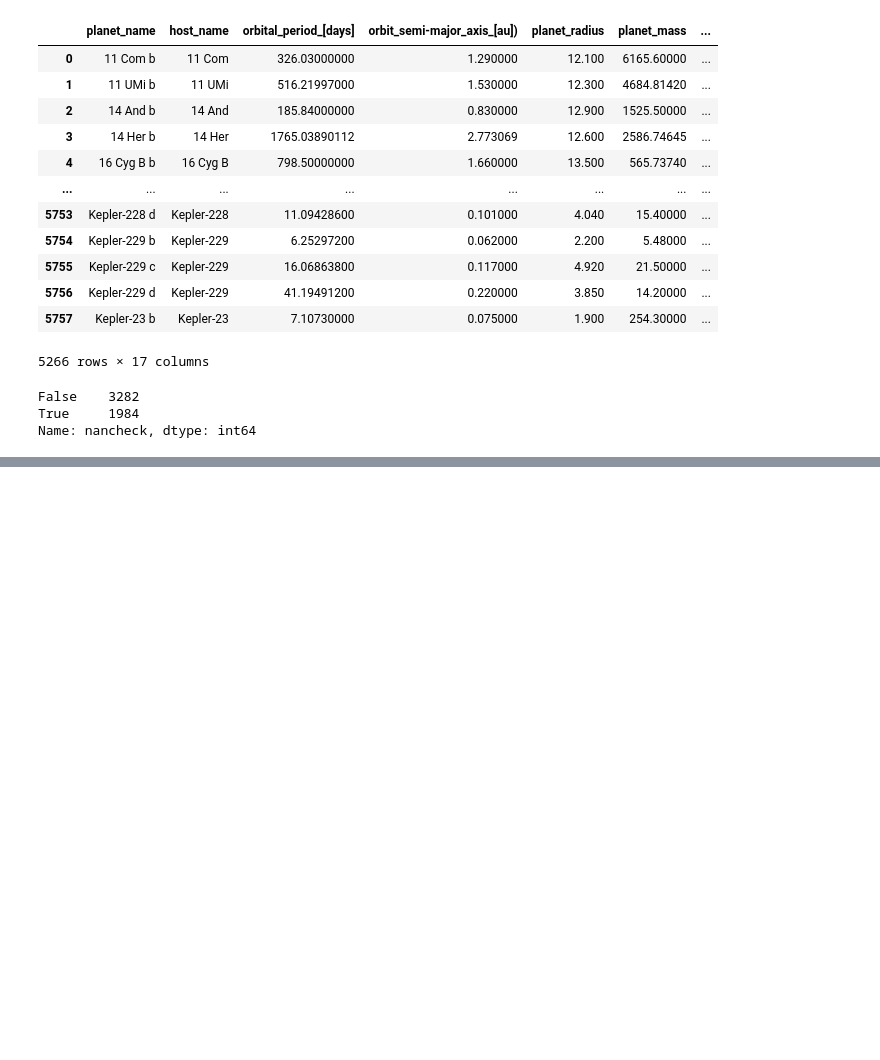
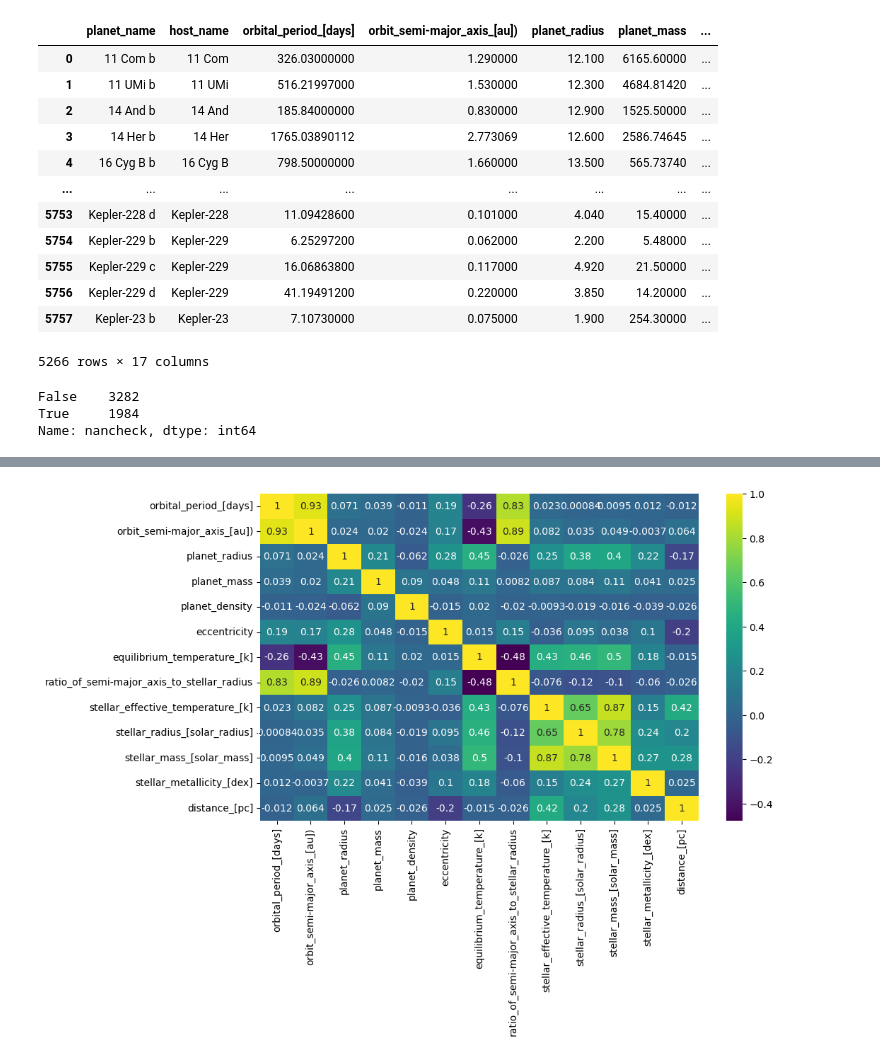
Before and after one commit to aminmadrileno/Exoplanet-project, a Jupyter notebook: extraction.ipynb, the cells around one changed output, grey strips where cells are left out. Saved outputs shown, nothing was run; the diff lists cells and outputs as text; code cells hidden in the pictures; blank space fills up the shorter version.

Commit message:
correlaciones

```diff
--- a/extraction.ipynb
+++ b/extraction.ipynb
@@ -388,0 +471,5 @@ Name: nancheck, dtype: int64
+# %%
+#ahora vamos a ver las correlaciones entre las variables numericas. para ello, vamos a crear un heatmap. pero en primer lugar cambiamos los tipos de las variables numericas a float.
+# pero antes, sustituimos todo lo que no es numerico por nulos y luego convertimos los nulos en ceros.
+exo2 = exo2.replace(' ', np.nan)
+# ahora convertimos los nulos en ceros
@@ -388,0 +499,13 @@ Name: nancheck, dtype: int64
+# %%
+for i in exo2.columns:
+    exo2[i] = exo2[i].astype(float)
+# %%
+#ahora cambiamos la funcion nancheck para que nos dice si hay un valur nan en la fila o no. si hay algun valor nan, devolvera True, si no, devolvera False.
+def nancheck(row):
+    for i in row:
+        if np.isnan(i):
+            return True
+    return False
+
+# aplicamos la funcion a cada fila del dataframe
+exo2['nancheck'] = exo2.apply(nancheck, axis=1)
@@ -388,0 +534,15 @@ Name: nancheck, dtype: int64
+# %%
+#ahora para hacer el heatmap y por eso que tiene sentido, solo usamos las filas que no tienen valores nulos.
+exo2 = exo2.dropna()
+# eso es porque si hay valores nulos, el heatmap no tiene sentido. dropna hace que si hay algun valor nulo en la fila, la fila se elimine.
+#ahora eliminamos la nancheck columna
+exo2 = exo2.drop(columns=['nancheck'])
+# %%
+exo2.corr()
+#eso funciona ahora porque no hay valores nulos en el dataframe.
+#ahora vamos a crear el heatmap
+plt.figure(figsize=(10, 6))
+sns.heatmap(exo2.corr(), annot=True, cmap='viridis')
+plt.show()
+# %% [output]
+[figure, added]
```
Also changed, not shown: parts of 11 cells of this notebook.
